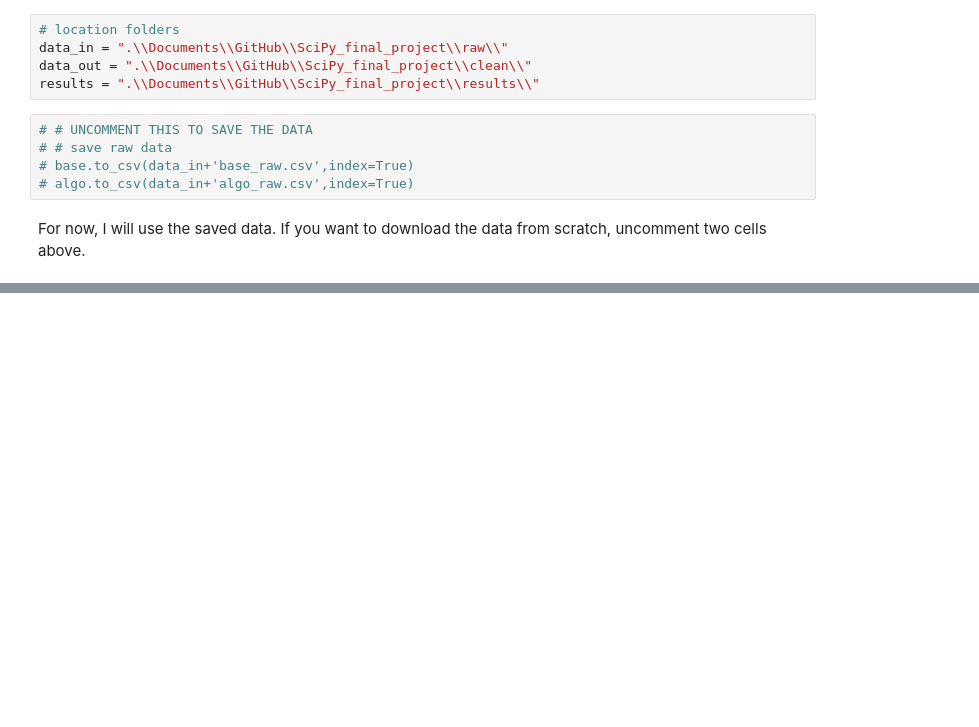
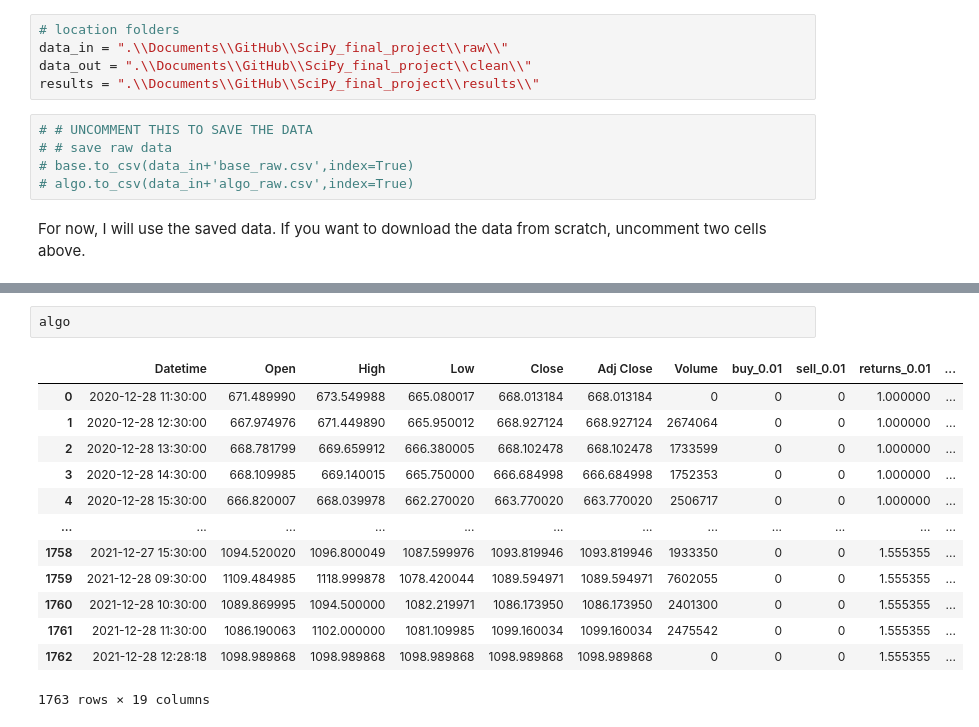
Before and after one commit to JustJAG/SciPy_final_project, a Jupyter notebook: Project_nb.ipynb, the cells around one changed output, grey strips where cells are left out. Cells and saved outputs as stored; diff of their text form; blank space fills up the shorter version.

```diff
--- a/Project_nb.ipynb
+++ b/Project_nb.ipynb
@@ -119,0 +225,16 @@ data.head(20)
+# %%
+algo
+# %% [output]
+|  | Datetime | Open | High | Low | Close | Adj Close | Volume | buy_0.01 | sell_0.01 | returns_0.01 | ... |
+| 0 | 2020-12-28 11:30:00 | 671.489990 | 673.549988 | 665.080017 | 668.013184 | 668.013184 | 0 | 0 | 0 | 1.000000 | ... |
+| 1 | 2020-12-28 12:30:00 | 667.974976 | 671.449890 | 665.950012 | 668.927124 | 668.927124 | 2674064 | 0 | 0 | 1.000000 | ... |
+| 2 | 2020-12-28 13:30:00 | 668.781799 | 669.659912 | 666.380005 | 668.102478 | 668.102478 | 1733599 | 0 | 0 | 1.000000 | ... |
+| 3 | 2020-12-28 14:30:00 | 668.109985 | 669.140015 | 665.750000 | 666.684998 | 666.684998 | 1752353 | 0 | 0 | 1.000000 | ... |
+| 4 | 2020-12-28 15:30:00 | 666.820007 | 668.039978 | 662.270020 | 663.770020 | 663.770020 | 2506717 | 0 | 0 | 1.000000 | ... |
+| ... | ... | ... | ... | ... | ... | ... | ... | ... | ... | ... | ... |
+| 1758 | 2021-12-27 15:30:00 | 1094.520020 | 1096.800049 | 1087.599976 | 1093.819946 | 1093.819946 | 1933350 | 0 | 0 | 1.555355 | ... |
+| 1759 | 2021-12-28 09:30:00 | 1109.484985 | 1118.999878 | 1078.420044 | 1089.594971 | 1089.594971 | 7602055 | 0 | 0 | 1.555355 | ... |
+| 1760 | 2021-12-28 10:30:00 | 1089.869995 | 1094.500000 | 1082.219971 | 1086.173950 | 1086.173950 | 2401300 | 0 | 0 | 1.555355 | ... |
+| 1761 | 2021-12-28 11:30:00 | 1086.190063 | 1102.000000 | 1081.109985 | 1099.160034 | 1099.160034 | 2475542 | 0 | 0 | 1.555355 | ... |
+| 1762 | 2021-12-28 12:28:18 | 1098.989868 | 1098.989868 | 1098.989868 | 1098.989868 | 1098.989868 | 0 | 0 | 0 | 1.555355 | ... |
+1763 rows × 19 columns
```
Also changed, not shown: parts of 27 cells of this notebook, 3 other files.
